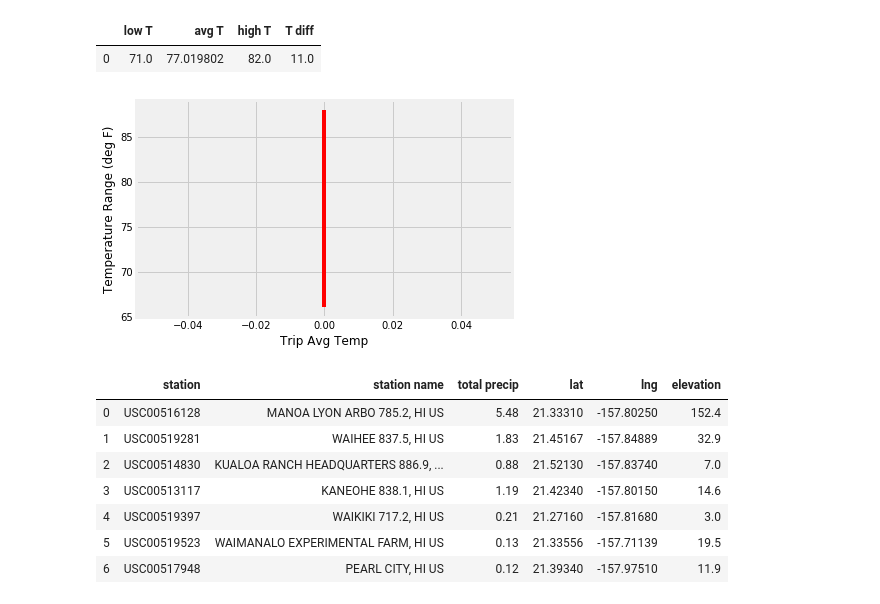
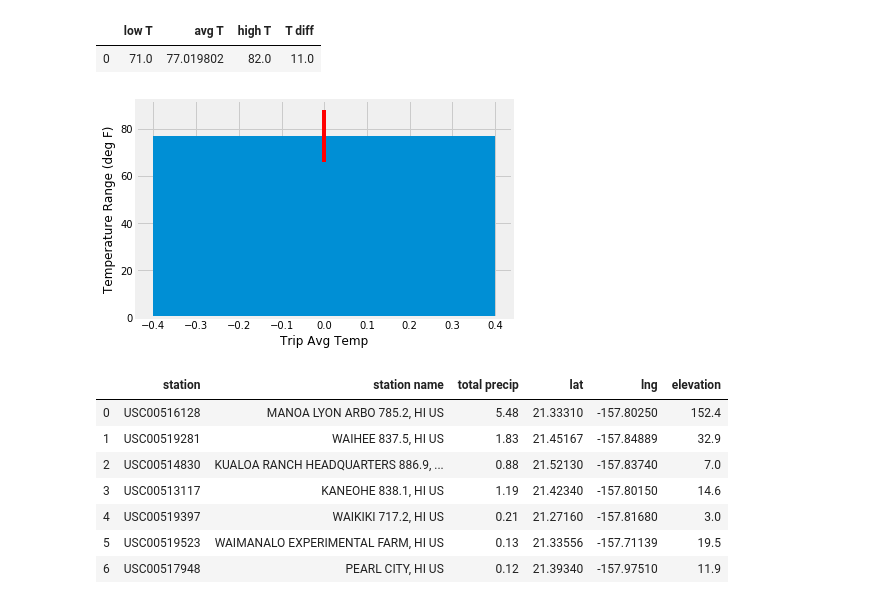
Before and after one commit to apspatz/sqlalchemy-challenge, a Jupyter notebook: climate.ipynb, the cells around one changed output. Saved outputs shown, nothing was run; the diff lists cells and outputs as text; code cells hidden in the pictures.

```diff
--- a/climate.ipynb
+++ b/climate.ipynb
@@ -67,8 +67,16 @@ elevation FLOAT
 last_date = session.query(Measurement.date).order_by(Measurement.date.desc()).first()
 last_date = np.ravel(last_date)
 last_date
+date = last_date[0].split('-')
+year = int(date[0])
+month = int(date[1])
+day = int(date[2])
+format_date = dt.date(year, month, day)
+tdelta = dt.timedelta(days=-365)
+last_year = format_date + tdelta
+print(last_year)
 # Perform a query to retrieve the data and precipitation scores
-data = session.query(Measurement.date,func.sum(Measurement.prcp)).filter(Measurement.date.between('2016-08-23', last_date)).\
+data = session.query(Measurement.date,func.sum(Measurement.prcp)).filter(Measurement.date.between(last_year, format_date)).\
     group_by(Measurement.date).all()
 data
 # Save the query results as a Pandas DataFrame and set the index to the date column
@@ -216,14 +225,15 @@ trip_df
 # %%
 # Plot the results from your previous query as a bar chart.
 # Use "Trip Avg Temp" as your Title
 # Use the average temperature for the y value
 # Use the peak-to-peak (tmax-tmin) value as the y error bar (yerr)
 plt.xlabel("Trip Avg Temp")
+plt.bar(x=0, height=avgT)
 plt.errorbar(x=0, y=avgT, yerr = tdiff, ecolor = 'r')
 plt.ylabel("Temperature Range (deg F)")
 plt.show()
 # %% [output]
-[figure, old version]
+[figure, new version]
 # %%
 # Calculate the total amount of rainfall per weather station for your trip dates using the previous year's matching dates.
 # Sort this in descending order by precipitation amount and list the station, name, latitude, longitude, and elevation
```
Also changed, not shown: parts of 2 cells of this notebook, 1 other file.
